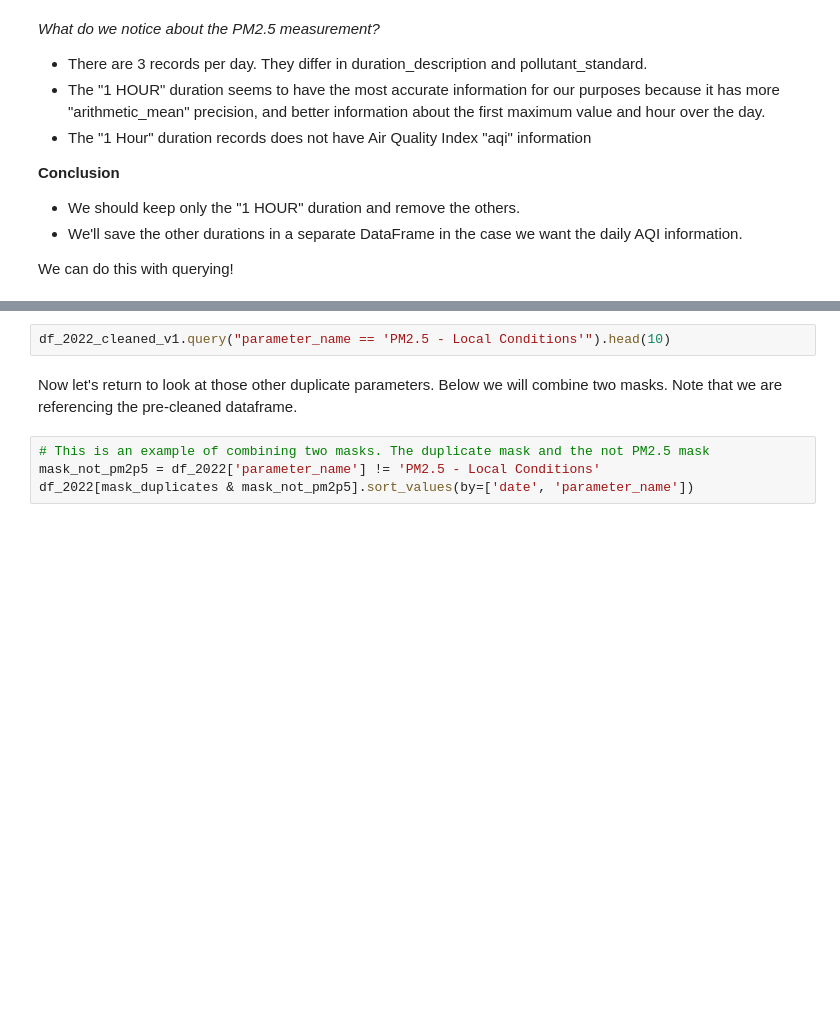
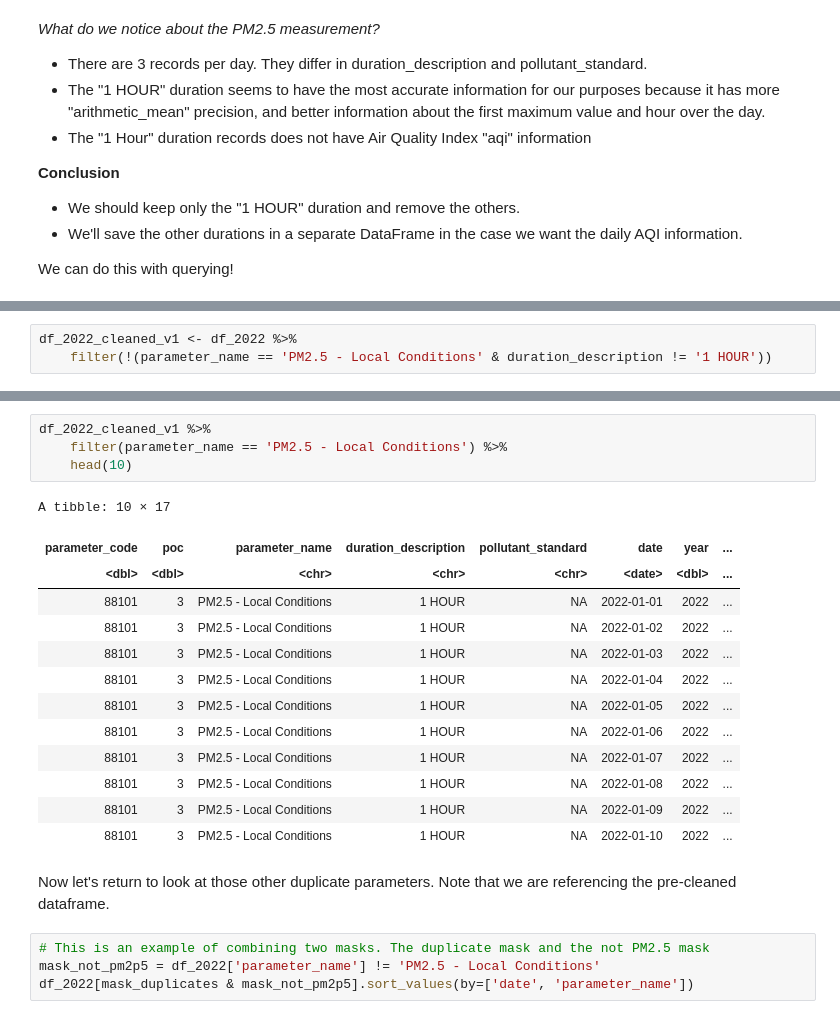
Before and after one commit to MPA-2065-FA24/mpa2065-fall2024, a Jupyter notebook: exploratory_data_analysis/notebooks/1.0-gtd-eda-walkthrough.ipynb, the cells around one changed output, grey strips where cells are left out. Cells and saved outputs as stored; diff of their text form; blank space fills up the shorter version.

Commit message:
refactor: 6.4 Querying and Sorting

```diff
--- a/exploratory_data_analysis/notebooks/1.0-gtd-eda-walkthrough.ipynb
+++ b/exploratory_data_analysis/notebooks/1.0-gtd-eda-walkthrough.ipynb
@@ -926,0 +925,3 @@ df_2022_cleaned_v1 = df_2022[~mask_remove].reset_index(drop=True)
+# %%
+df_2022_cleaned_v1 <- df_2022 %>%
+    filter(!(parameter_name == 'PM2.5 - Local Conditions' & duration_description != '1 HOUR'))
@@ -927,7 +938,23 @@ df_2022_cleaned_v1 = df_2022[~mask_remove].reset_index(drop=True)
 # %%
-df_2022_cleaned_v1.query("parameter_name == 'PM2.5 - Local Conditions'").head(10)
+df_2022_cleaned_v1 %>%
+    filter(parameter_name == 'PM2.5 - Local Conditions') %>%
+    head(10)
+# %% [output]
+A tibble: 10 × 17
+| parameter_code | poc | parameter_name | duration_description | pollutant_standard | date | year | ... |
+| <dbl> | <dbl> | <chr> | <chr> | <chr> | <date> | <dbl> | ... |
+| 88101 | 3 | PM2.5 - Local Conditions | 1 HOUR | NA | 2022-01-01 | 2022 | ... |
+| 88101 | 3 | PM2.5 - Local Conditions | 1 HOUR | NA | 2022-01-02 | 2022 | ... |
+| 88101 | 3 | PM2.5 - Local Conditions | 1 HOUR | NA | 2022-01-03 | 2022 | ... |
+| 88101 | 3 | PM2.5 - Local Conditions | 1 HOUR | NA | 2022-01-04 | 2022 | ... |
+| 88101 | 3 | PM2.5 - Local Conditions | 1 HOUR | NA | 2022-01-05 | 2022 | ... |
+| 88101 | 3 | PM2.5 - Local Conditions | 1 HOUR | NA | 2022-01-06 | 2022 | ... |
+| 88101 | 3 | PM2.5 - Local Conditions | 1 HOUR | NA | 2022-01-07 | 2022 | ... |
+| 88101 | 3 | PM2.5 - Local Conditions | 1 HOUR | NA | 2022-01-08 | 2022 | ... |
+| 88101 | 3 | PM2.5 - Local Conditions | 1 HOUR | NA | 2022-01-09 | 2022 | ... |
+| 88101 | 3 | PM2.5 - Local Conditions | 1 HOUR | NA | 2022-01-10 | 2022 | ... |
 # %% [markdown]
-Now let's return to look at those other duplicate parameters. Below we will combine two masks. Note that we are referencing the pre-cleaned dataframe.
+Now let's return to look at those other duplicate parameters. Note that we are referencing the pre-cleaned dataframe.
 # %%
 # This is an example of combining two masks. The duplicate mask and the not PM2.5 mask
 mask_not_pm2p5 = df_2022['parameter_name'] != 'PM2.5 - Local Conditions'
```
Also changed, not shown: parts of 16 cells of this notebook.
